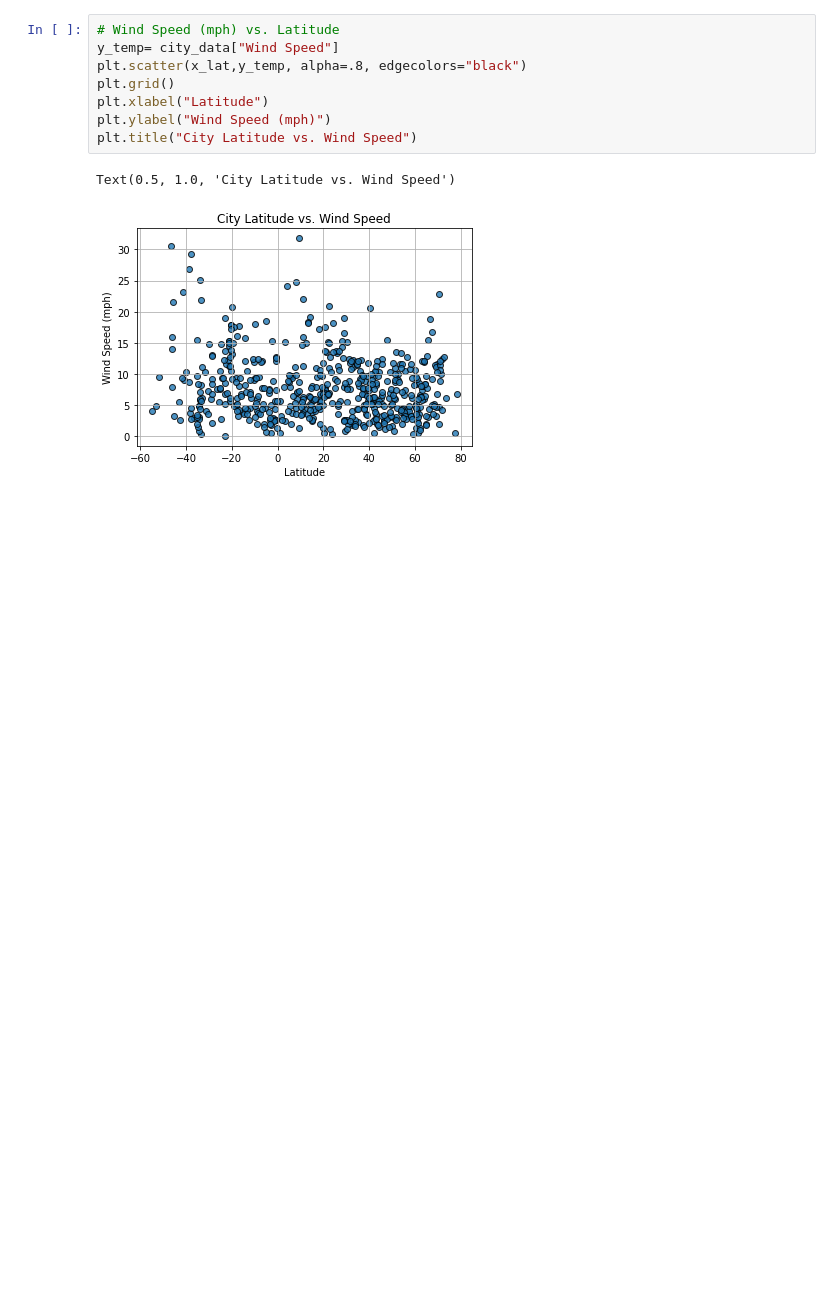
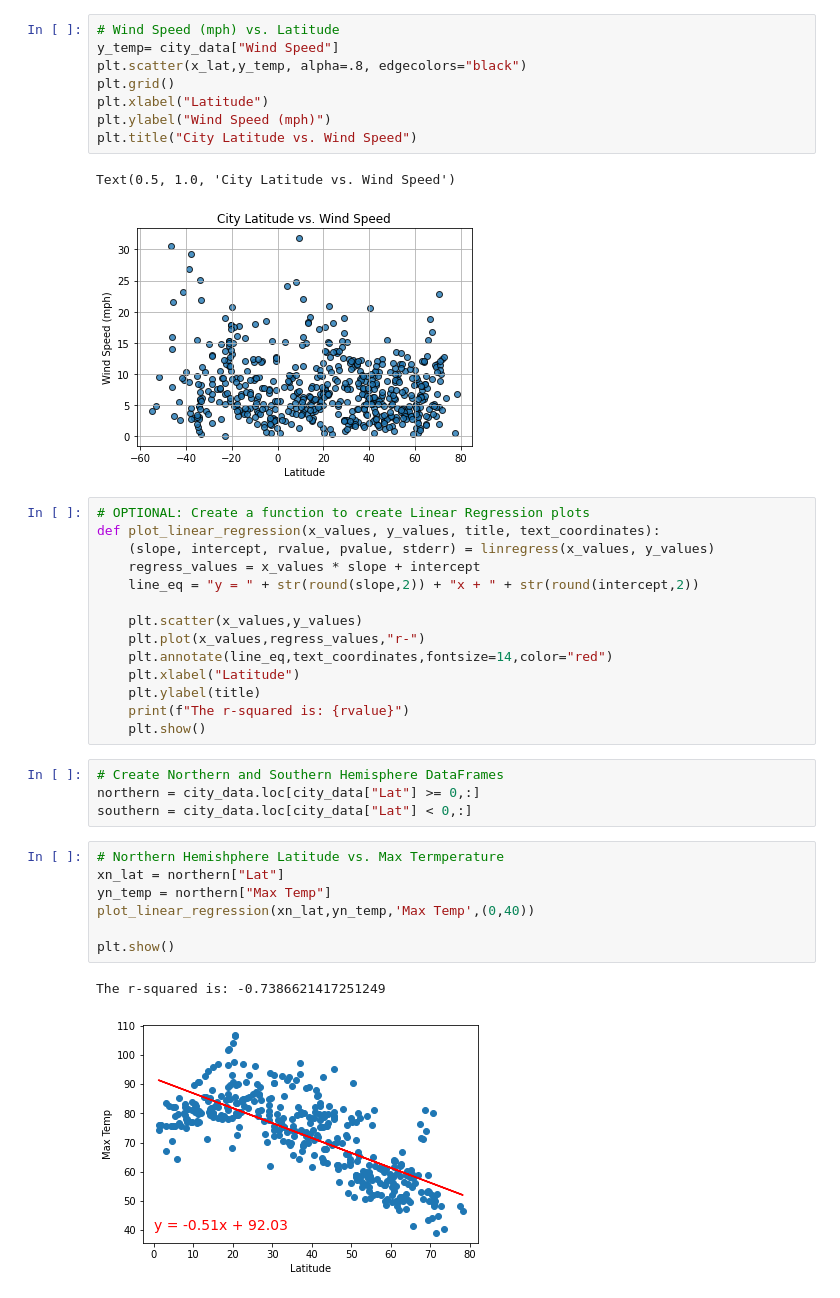
Before and after one commit to erinmlee97/Python_Api_Challenge, a Jupyter notebook: WeatherPy/WeatherPy.ipynb, the cells around one changed output. Saved outputs shown, nothing was run; the diff lists cells and outputs as text; blank space fills up the shorter version.

Commit message:
linear regression added

```diff
--- a/WeatherPy/WeatherPy.ipynb
+++ b/WeatherPy/WeatherPy.ipynb
@@ -176,3 +176,31 @@ plt.title("City Latitude vs. Wind Speed")
 # %% [output]
 Text(0.5, 1.0, 'City Latitude vs. Wind Speed')
 [figure]
+# %%
+# OPTIONAL: Create a function to create Linear Regression plots
+def plot_linear_regression(x_values, y_values, title, text_coordinates):
+    (slope, intercept, rvalue, pvalue, stderr) = linregress(x_values, y_values)
+    regress_values = x_values * slope + intercept
+    line_eq = "y = " + str(round(slope,2)) + "x + " + str(round(intercept,2))
+
+    plt.scatter(x_values,y_values)
+    plt.plot(x_values,regress_values,"r-")
+    plt.annotate(line_eq,text_coordinates,fontsize=14,color="red")
+    plt.xlabel("Latitude")
+    plt.ylabel(title)
+    print(f"The r-squared is: {rvalue}")
+    plt.show()
+# %%
+# Create Northern and Southern Hemisphere DataFrames
+northern = city_data.loc[city_data["Lat"] >= 0,:]
+southern = city_data.loc[city_data["Lat"] < 0,:]
+# %%
+# Northern Hemishphere Latitude vs. Max Termperature
+xn_lat = northern["Lat"]
+yn_temp = northern["Max Temp"]
+plot_linear_regression(xn_lat,yn_temp,'Max Temp',(0,40))
+
+plt.show()
+# %% [output]
+The r-squared is: -0.7386621417251249
+[figure, added]
```
Also changed, not shown: parts of 7 cells of this notebook.
